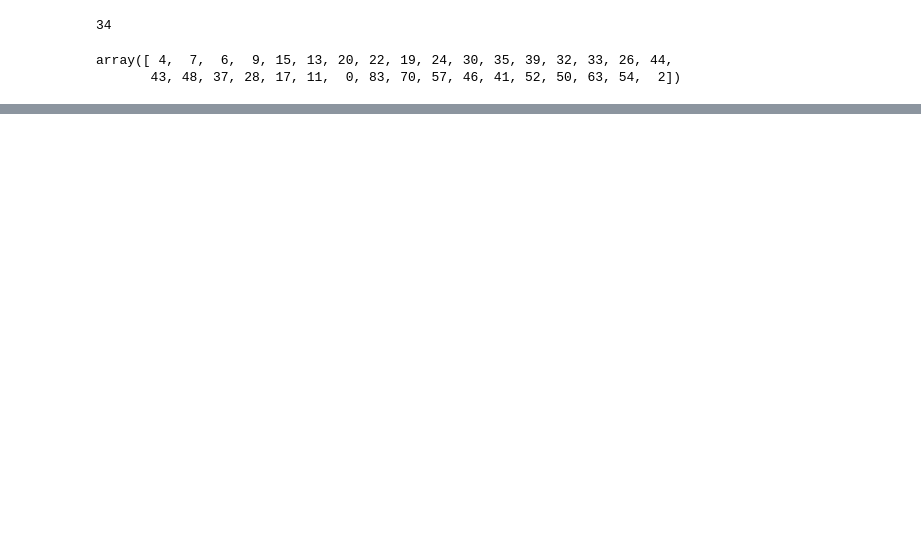
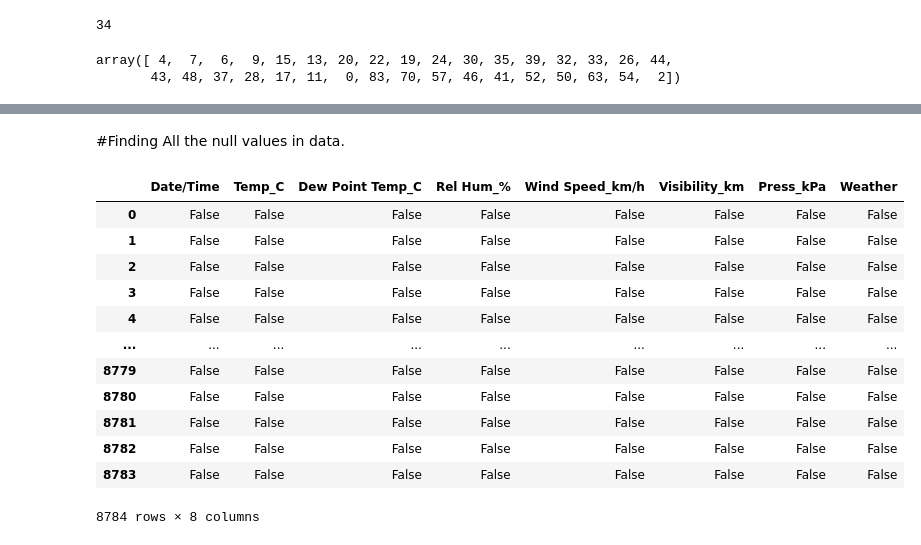
Before and after one commit to imazfar/Weather-Analysis, a Jupyter notebook: Weather_Python_Project.ipynb, the cells around one changed output, grey strips where cells are left out. Saved outputs shown, nothing was run; the diff lists cells and outputs as text; code cells hidden in the pictures; blank space fills up the shorter version.

```diff
--- a/Weather_Python_Project.ipynb
+++ b/Weather_Python_Project.ipynb
@@ -187,0 +248,18 @@ array([ 4,  7,  6,  9, 15, 13, 20, 22, 19, 24, 30, 35, 39, 32, 33, 26, 44,
+# %% [markdown]
+#Finding All the null values in data.
+# %%
+df.isnull()
+# %% [output]
+|  | Date/Time | Temp_C | Dew Point Temp_C | Rel Hum_% | Wind Speed_km/h | Visibility_km | Press_kPa | Weather |
+| 0 | False | False | False | False | False | False | False | False |
+| 1 | False | False | False | False | False | False | False | False |
+| 2 | False | False | False | False | False | False | False | False |
+| 3 | False | False | False | False | False | False | False | False |
+| 4 | False | False | False | False | False | False | False | False |
+| ... | ... | ... | ... | ... | ... | ... | ... | ... |
+| 8779 | False | False | False | False | False | False | False | False |
+| 8780 | False | False | False | False | False | False | False | False |
+| 8781 | False | False | False | False | False | False | False | False |
+| 8782 | False | False | False | False | False | False | False | False |
+| 8783 | False | False | False | False | False | False | False | False |
+8784 rows × 8 columns
```
Also changed, not shown: parts of 10 cells of this notebook.
